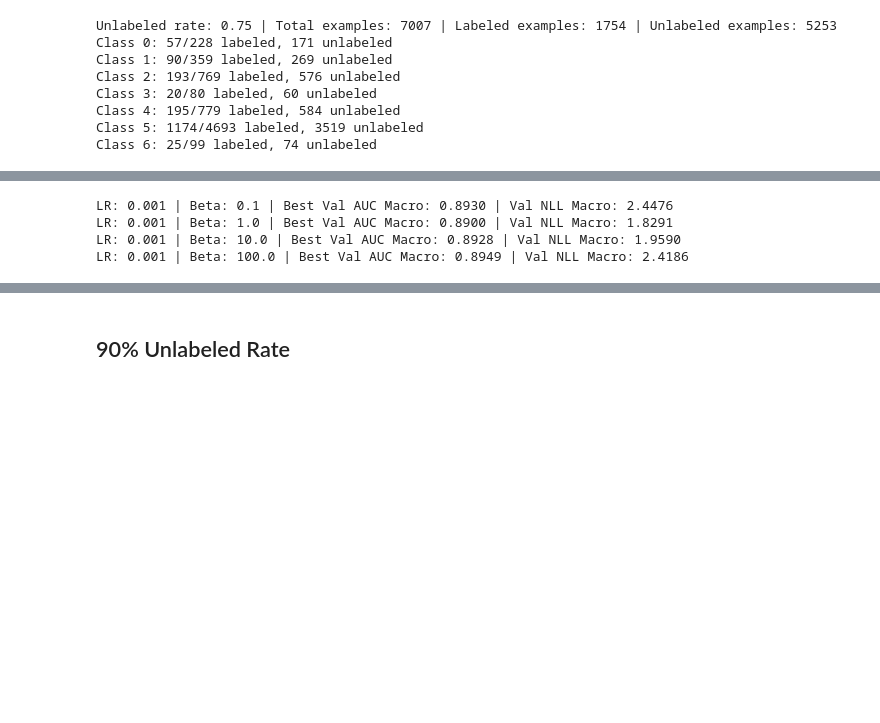
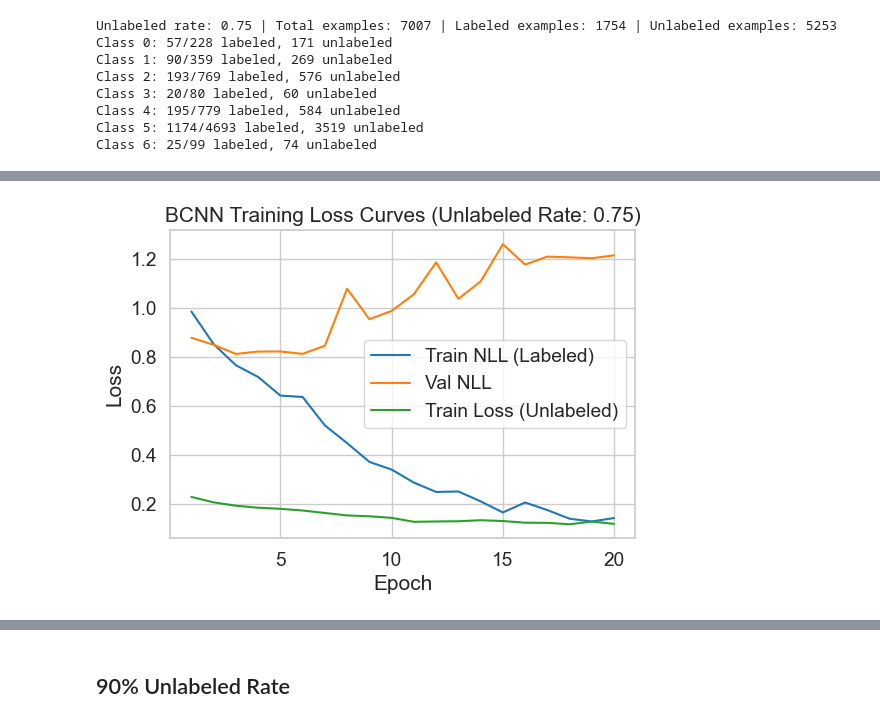
Before and after one commit to behrensm03/bdl-ssl, a Jupyter notebook: bayes_cnn_baseline.ipynb, the cells around one changed output, grey strips where cells are left out. Drawn from its saved outputs; the diff is of its cells as text; code cells hidden in the pictures; blank space fills up the shorter version.

Commit message:
feat(bcnn-baseline): add results of 75 unlabeled rate (#26)
- adds results for 75% unlabeled rate
- adds to(device) code so it can be run on colab

```diff
--- a/bayes_cnn_baseline.ipynb
+++ b/bayes_cnn_baseline.ipynb
@@ -295,11 +282,0 @@ Epoch 12/20 | Train NLL: 0.2046 | Train KL (avg/batch): 0.2242 | Train Loss Unla
-# %%
-for h in all_histories_75:
-    print(f"LR: {h['lr']} | Beta: {h['beta']} | Best Val AUC Macro: {h['best_history']['val_auc_macro']:.4f} | Val NLL Macro: {h['best_history']['val_macro_nll']:.4f} ")
-# %% [output]
-LR: 0.001 | Beta: 0.1 | Best Val AUC Macro: 0.8930 | Val NLL Macro: 2.4476
-LR: 0.001 | Beta: 1.0 | Best Val AUC Macro: 0.8900 | Val NLL Macro: 1.8291
-LR: 0.001 | Beta: 10.0 | Best Val AUC Macro: 0.8928 | Val NLL Macro: 1.9590
-LR: 0.001 | Beta: 100.0 | Best Val AUC Macro: 0.8949 | Val NLL Macro: 2.4186
-# %%
-with open('histories_75_finetuning.pkl', 'wb') as f:
-    pickle.dump(all_histories_75, f)
@@ -305,0 +285,10 @@ with open('histories_75_finetuning.pkl', 'wb') as f:
+# %%
+# Load best results from colab
+with open('results/bcnn-baseline/best_bcnn_history_75.pkl', 'rb') as f:
+    contents = pickle.load(f)
+    best_bcnn_history_75 = contents['history']
+    test_results_bcnn_75 = contents['test_results']
+# %%
+plot_loss_curves_bcnn(best_bcnn_history_75, unlabeled_rate=unlabeled_rate, use_unlabeled=True)
+# %% [output]
+[figure, added]
```
Also changed, not shown: parts of 7 cells of this notebook, 2 other files.
